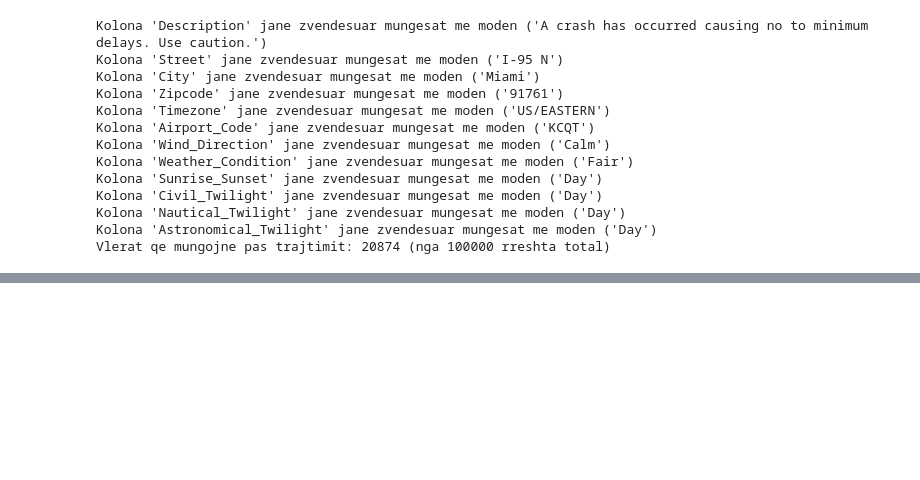
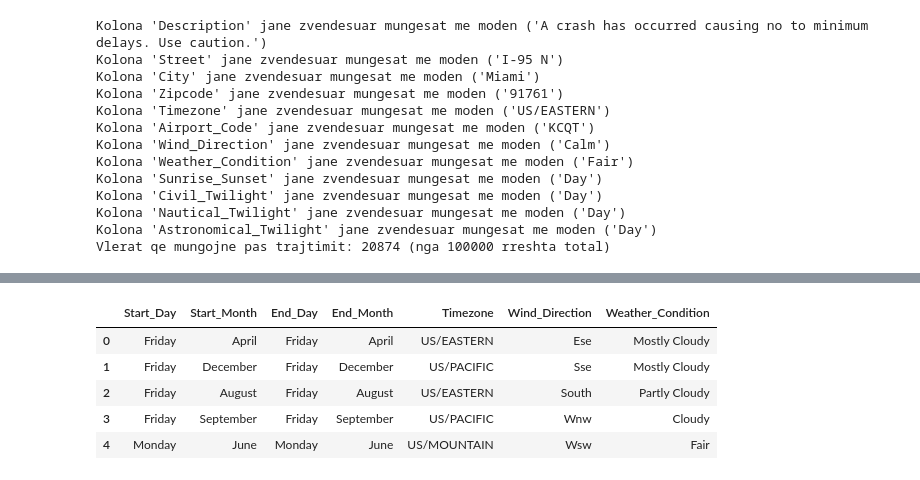
Before and after one commit to DiellzaPervetica/PVDSH_Gr15_2025, a Jupyter notebook: main.ipynb, the cells around one changed output, grey strips where cells are left out. Cells and saved outputs as stored; diff of their text form; code cells hidden in the pictures; blank space fills up the shorter version.

```diff
--- a/main.ipynb
+++ b/main.ipynb
@@ -672,0 +901,17 @@ df_disc.head(3).filter(like='_Binned')
+# %%
+cat_cols = [
+    "Start_Day", "Start_Month",
+    "End_Day", "End_Month",
+    "Timezone",
+    "Wind_Direction",
+    "Weather_Condition"
+]
+
+df_merged[cat_cols].head()
+# %% [output]
+|  | Start_Day | Start_Month | End_Day | End_Month | Timezone | Wind_Direction | Weather_Condition |
+| 0 | Friday | April | Friday | April | US/EASTERN | Ese | Mostly Cloudy |
+| 1 | Friday | December | Friday | December | US/PACIFIC | Sse | Mostly Cloudy |
+| 2 | Friday | August | Friday | August | US/EASTERN | South | Partly Cloudy |
+| 3 | Friday | September | Friday | September | US/PACIFIC | Wnw | Cloudy |
+| 4 | Monday | June | Monday | June | US/MOUNTAIN | Wsw | Fair |
```
Also changed, not shown: parts of 27 cells of this notebook, 2 other files.
